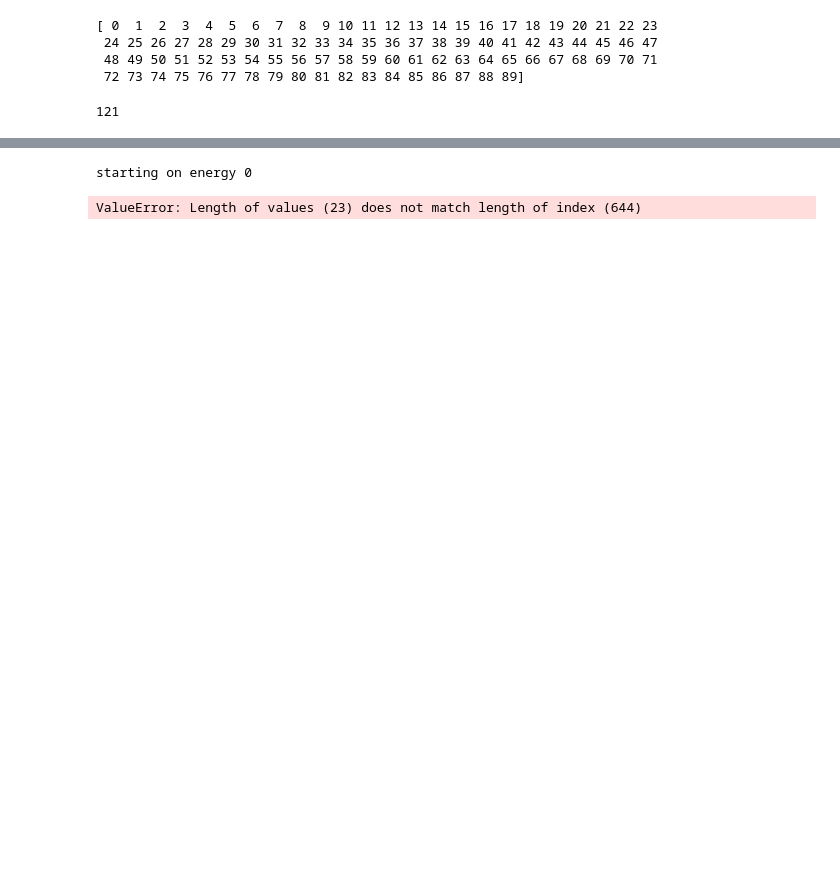
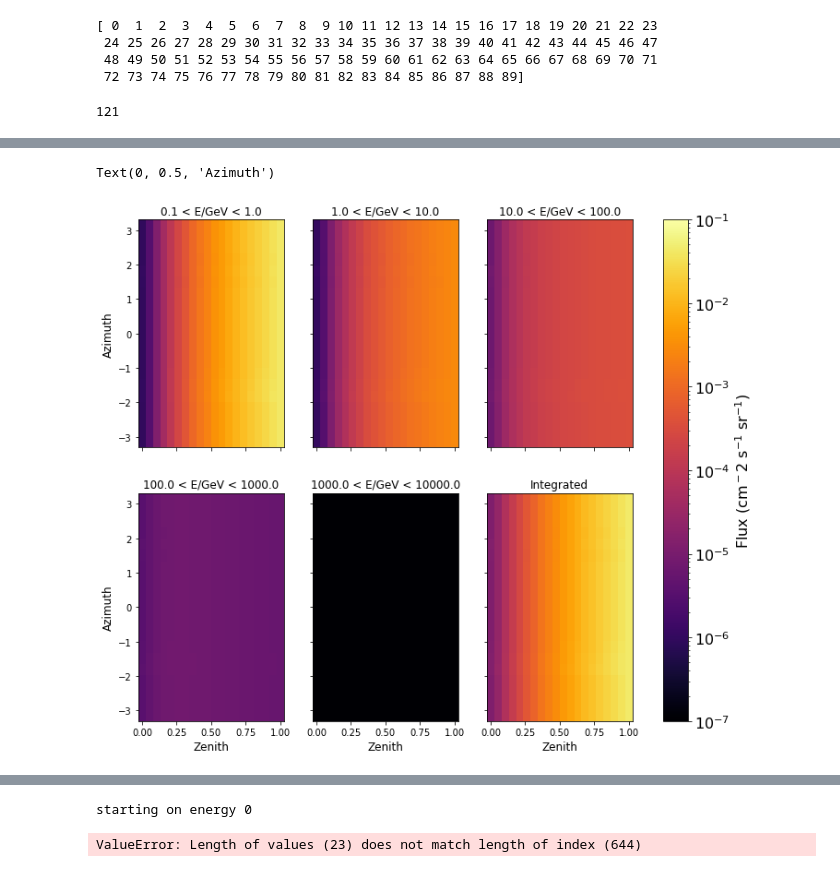
Before and after one commit to LeslieRogers/MuonPredictions, a Jupyter notebook: MCeQfluxplots.ipynb, the cells around one changed output, grey strips where cells are left out. Drawn from its saved outputs; the diff is of its cells as text; code cells hidden in the pictures; blank space fills up the shorter version.

```diff
--- a/MCeQfluxplots.ipynb
+++ b/MCeQfluxplots.ipynb
@@ -114,0 +163,2 @@ plt.show()'''
+# %%
+EBins=np.logspace(-1,4,6)
@@ -115,3 +192,29 @@ plt.show()'''
+# %%
+fig, axes = plt.subplots(nrows=2, ncols=3,figsize=(12,10), sharex=True, sharey=True)
+cmap = plt.get_cmap('Blues')
+for iax in range(0,len(axes.flat)-1):
+    ax=axes.flatten()[iax]
+    im=ax.pcolormesh(cosa_sample,b_sample,np.transpose(fluxmeshes[iax]),norm=mpl.colors.LogNorm(vmin=1e-7, vmax=1e-1),cmap='inferno',shading='auto')
+    ax.set_title(str(EBins[iax])+ " < E/GeV < " + str(EBins[iax+1]))
+cbar=fig.colorbar(im, ax=axes.ravel().tolist(),label='Flux (cm$^-2$ s$^{-1}$ sr$^{-1}$)')
+cbar.set_label('Flux (cm$^-2$ s$^{-1}$ sr$^{-1}$)',fontsize=16)
+cbar.ax.tick_params(labelsize=16)
+totalflux=np.zeros_like(fluxmeshes[0])
+for m in fluxmeshes:
+    totalflux+=m
+ax=axes.flatten()[-1]
+im=ax.pcolormesh(cosa_sample,b_sample,np.transpose(totalflux),norm=mpl.colors.LogNorm(vmin=1e-7, vmax=1e-1),cmap='inferno',shading='auto')
+ax.set_title("Integrated")
+
+axes[1,0].set_xlabel("Zenith",fontsize=12)
+axes[1,1].set_xlabel("Zenith",fontsize=12)
+axes[1,2].set_xlabel("Zenith",fontsize=12)
+
+axes[1,0].set_ylabel("Azimuth",fontsize=12)
+axes[0,0].set_ylabel("Azimuth",fontsize=12)
+# %% [output]
+Text(0, 0.5, 'Azimuth')
+[figure, added]
 # %%
 energies=energiesrange[5:90:15]
 locs=range(0,6)
```
Also changed, not shown: parts of 11 cells of this notebook.
